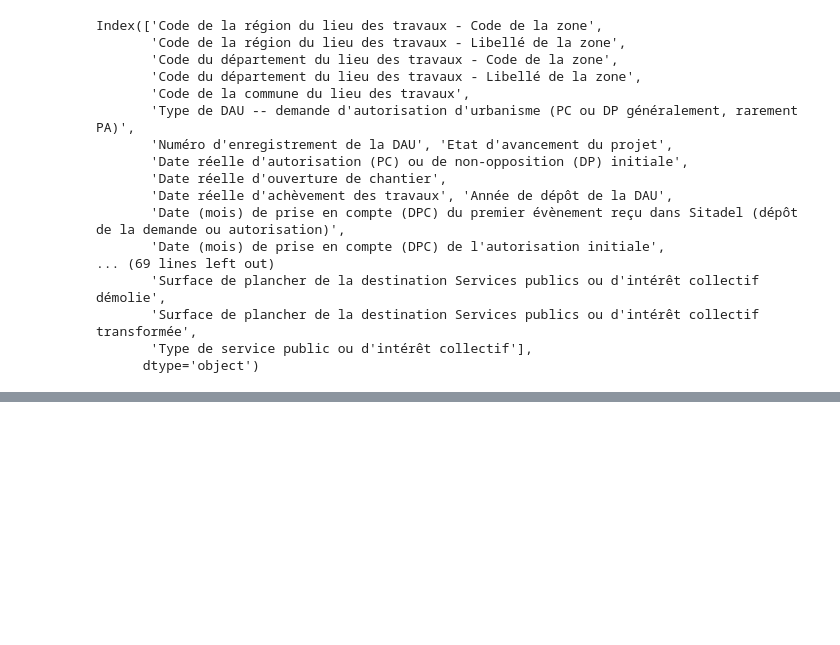
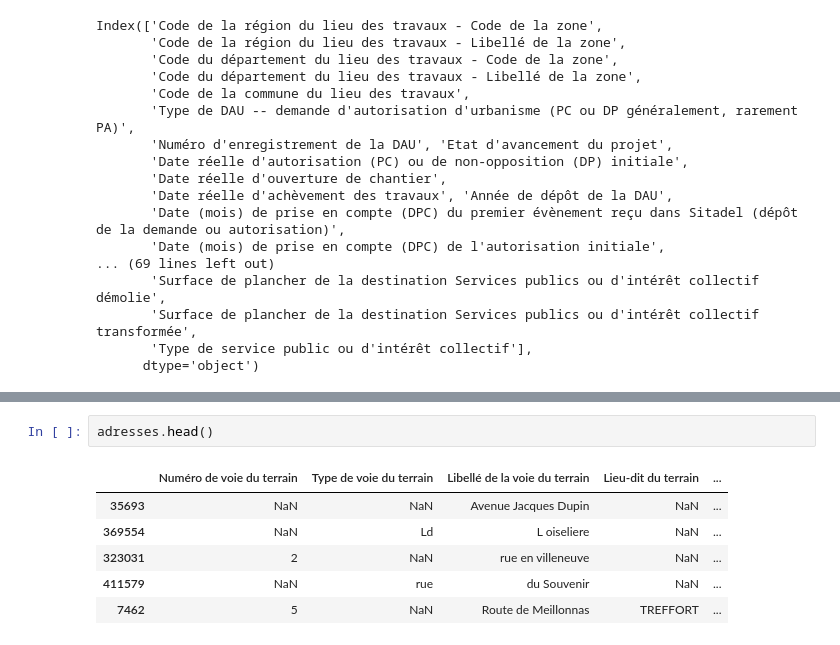
Before and after one commit to m-ligeret/price-signals-construction-activity, a Jupyter notebook: exploration_construction_non_résidentiel.ipynb, the cells around one changed output, grey strips where cells are left out. Saved outputs shown, nothing was run; the diff lists cells and outputs as text; blank space fills up the shorter version.

```diff
--- a/exploration_construction_non_résidentiel.ipynb
+++ b/exploration_construction_non_résidentiel.ipynb
@@ -53,0 +81,9 @@ Harmoniser les adresses au même format que le fichier (format à chercher, il d
+# %%
+adresses.head()
+# %% [output]
+|  | Numéro de voie du terrain | Type de voie du terrain | Libellé de la voie du terrain | Lieu-dit du terrain | ... |
+| 35693 | NaN | NaN | Avenue Jacques Dupin | NaN | ... |
+| 369554 | NaN | Ld | L oiseliere | NaN | ... |
+| 323031 | 2 | NaN | rue en villeneuve | NaN | ... |
+| 411579 | NaN | rue | du Souvenir | NaN | ... |
+| 7462 | 5 | NaN | Route de Meillonnas | TREFFORT | ... |
```
Also changed, not shown: parts of 16 cells of this notebook, 3 other files.
